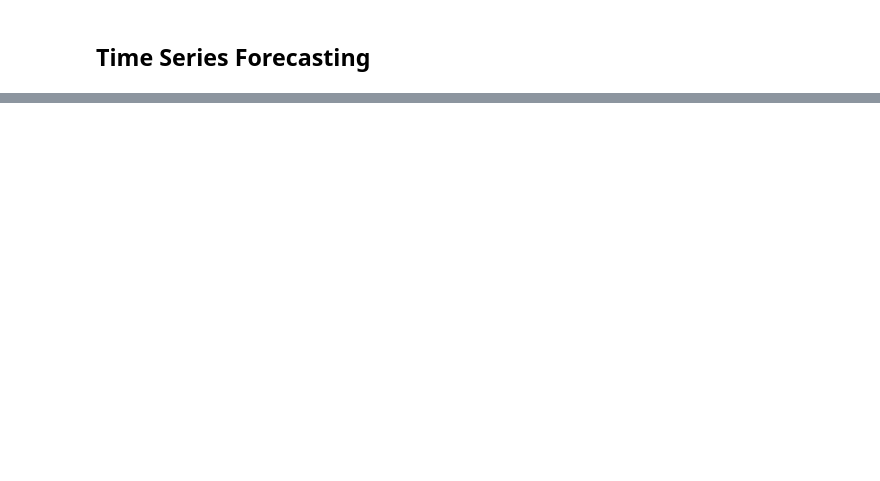
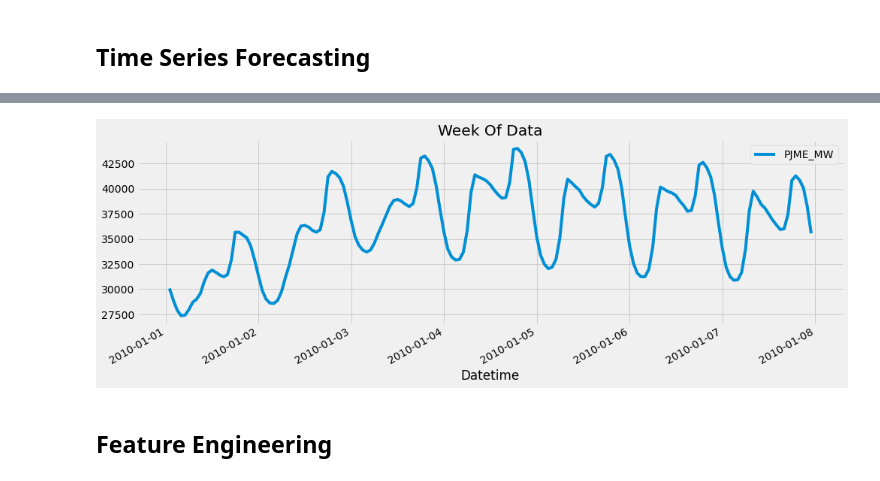
Before and after one commit to jonvis23/Time-Series-Forecasting-with-ML, a Jupyter notebook: Model.ipynb, the cells around one changed output, grey strips where cells are left out. Cells and saved outputs as stored; diff of their text form; code cells hidden in the pictures; blank space fills up the shorter version.

```diff
--- a/Model.ipynb
+++ b/Model.ipynb
@@ -22,0 +57,8 @@ df.head()
+# %%
+df.loc[(df.index > '01-01-2010') & (df.index < '01-08-2010')] \
+    .plot(figsize=(15, 5), title='Week Of Data')#plotting the weekly data from 2010-01-01 to 2010-01-08 to distinguish pattern
+plt.show()
+# %% [output]
+[figure, added]
+# %% [markdown]
+## Feature Engineering
```
Also changed, not shown: parts of 10 cells of this notebook.
